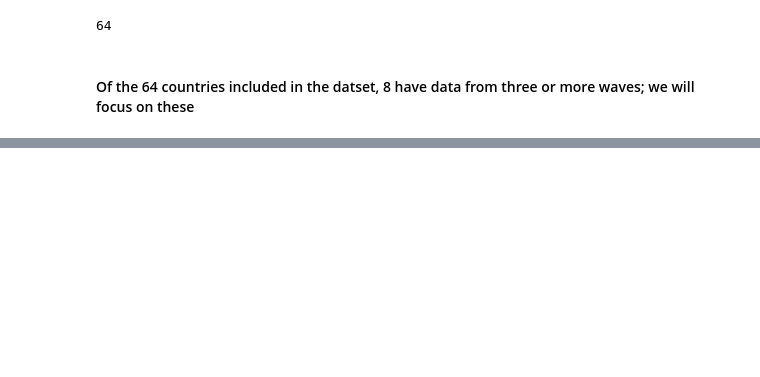
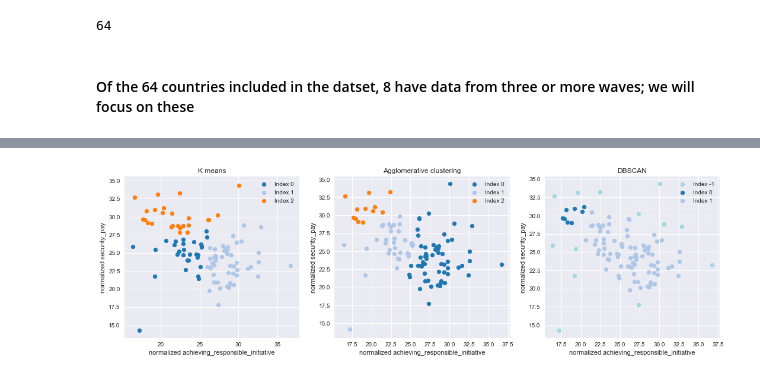
Before and after one commit to viviennehay/DSI-Project-5, a Jupyter notebook: World Values -- Full dataset.ipynb, the cells around one changed output, grey strips where cells are left out. Saved outputs shown, nothing was run; the diff lists cells and outputs as text; code cells hidden in the pictures; blank space fills up the shorter version.

```diff
--- a/World Values -- Full dataset.ipynb
+++ b/World Values -- Full dataset.ipynb
@@ -372,0 +521,6 @@ for index, dataframe in country_averages.groupby(country_averages.index):
+# %%
+plotter(df = country_averages,
+        input_cols = ['normalized achieving_responsible_initiative', 'normalized security_pay'],
+        k_means_n_clusters = 3, agglom_n_clusters = 3, dbscan_eps = 2)
+# %% [output]
+[figure, added]
```
Also changed, not shown: parts of 30 cells of this notebook, 2 other files.
